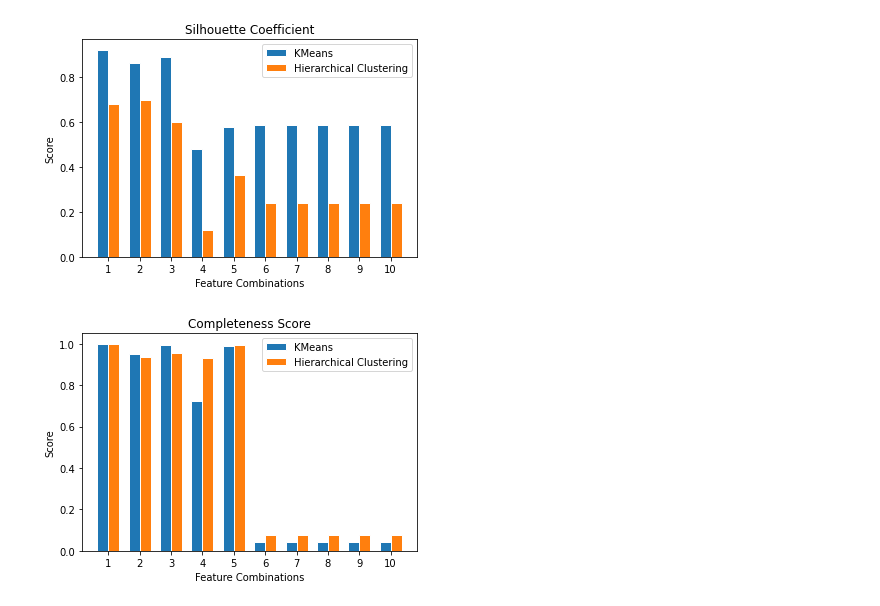
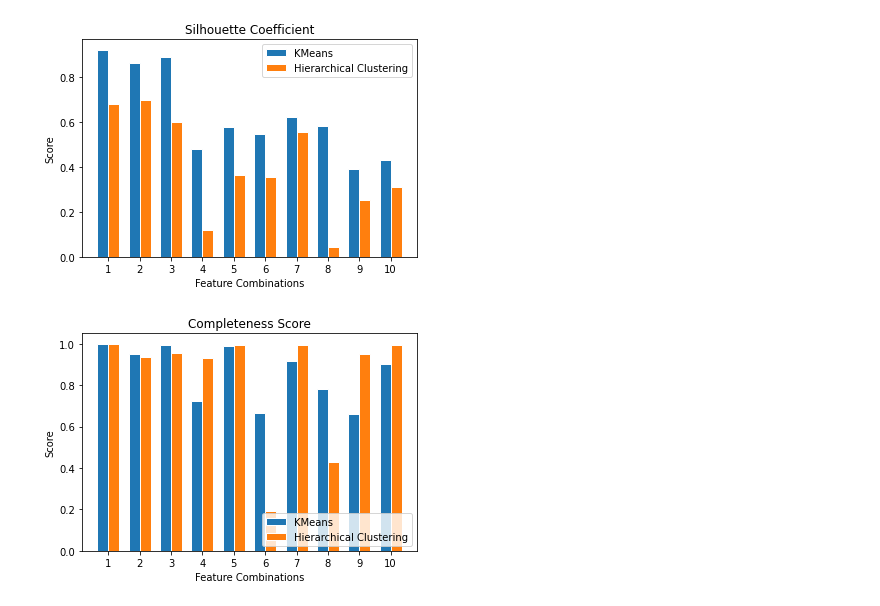
Before and after one commit to Lariiii/context-based-abstraction, a Jupyter notebook: plot_results.ipynb, the cells around one changed output. Saved outputs shown, nothing was run; the diff lists cells and outputs as text; code cells hidden in the pictures.

```diff
--- a/plot_results.ipynb
+++ b/plot_results.ipynb
@@ -2,8 +2,10 @@
 import matplotlib.pyplot as plt
 import numpy as np
 # %%
-km_silhouette = [0.9238737704290397, 0.8664782006099637, 0.8900991116871868, 0.4787523965821285, 0.5770384528162085, 0.5880003042881958, 0.5872545052324298, 0.5874802676106984, 0.5866314621029363, 0.5859723866234657]
-hier_silhouette = [0.6801160861912215, 0.7013403319026369, 0.5999072685348535, 0.1176797601155375, 0.36680405893625123, 0.2403408782798295, 0.24029320228805057, 0.24030954146134673, 0.24025704379521604, 0.24021403153515547]
+# DomesticDeclarations - Silhouette Coefficient
+
+km_silhouette = [0.9238737704290397, 0.8664782006099637, 0.8900991116871868, 0.4787523965821285, 0.5770384528162085, 0.5494167790584998, 0.6251793103928536, 0.582453681708452, 0.389553186348755, 0.43348399563948]
+hier_silhouette = [0.6801160861912215, 0.7013403319026369, 0.5999072685348535, 0.1176797601155375, 0.36680405893625123, 0.35596907795598953, 0.5582029189757027, 0.04232907609945977, 0.2512761714963051, 0.3124860382935163]
 
 ind = np.arange(len(hier_silhouette))  # the x locations for the groups
 width = 0.35  # the width of the bars
@@ -21,28 +23,31 @@ ax.set_xticklabels(('1', '2', '3', '4', '5', '6', '7', '8', '9', '10'))
 ax.legend()
 fig.savefig("data/silh_plot.png", dpi=250)
 # %% [output]
-[figure, old version]
+[figure, new version]
 # %%
-km_comp = [0.9999999999999994, 0.9482034502608636, 0.9945187503711399, 0.7226844675546615, 0.9868126329763642, 0.04227291205679269, 0.04227291205679269, 0.04227291205679269, 0.04227291205679269, 0.04227291205679269]
-hier_comp = [0.9999999999999997, 0.9335183688739002, 0.9549709249162127, 0.9316032248185834, 0.9927543258421725, 0.07834877143725152, 0.07834877143725152, 0.07834877143725152, 0.07834877143725152, 0.07834877143725152]
+# DomesticDeclarations - Completeness Score
+
+km_comp = [0.9999999999999994, 0.9482034502608636, 0.9945187503711399, 0.7226844675546615, 0.9868126329763642, 0.6658741856904011, 0.9177103434707621, 0.7815259834458768, 0.6612272757457018, 0.9033316230112258]
+hier_comp = [0.9999999999999997, 0.9335183688739002, 0.9549709249162127, 0.9316032248185834, 0.9927543258421725, 0.19409639072321533, 0.994446067054307, 0.427105066310481, 0.9501189098554927, 0.9927543258421723]
 
 ind = np.arange(len(hier_comp))  # the x locations for the groups
 width = 0.35  # the width of the bars
 
 fig, ax = plt.subplots()
 rects1 = ax.bar(ind - width/2, km_comp, width, edgecolor='white', label='KMeans')
 rects2 = ax.bar(ind + width/2, hier_comp, width, edgecolor='white', label='Hierarchical Clustering')
 
 # Add some text for labels, title and custom x-axis tick labels, etc.
 ax.set_ylabel('Score')
 ax.set_title('Completeness Score')
 ax.set_xlabel('Feature Combinations')
 ax.set_xticks(ind)
 ax.set_xticklabels(('1', '2', '3', '4', '5', '6', '7', '8', '9', '10'))
 ax.legend()
+ax.legend(loc="lower right")
 fig.savefig("data/comp_plot.png", dpi=250)
 # %% [output]
-[figure, old version]
+[figure, new version]
 # %%
 # fitness, precision, generalization, simplicity for both kmeans and hierarchical plus original inductive miner
 
```
Also changed, not shown: parts of 2 cells of this notebook, 3 other files.
